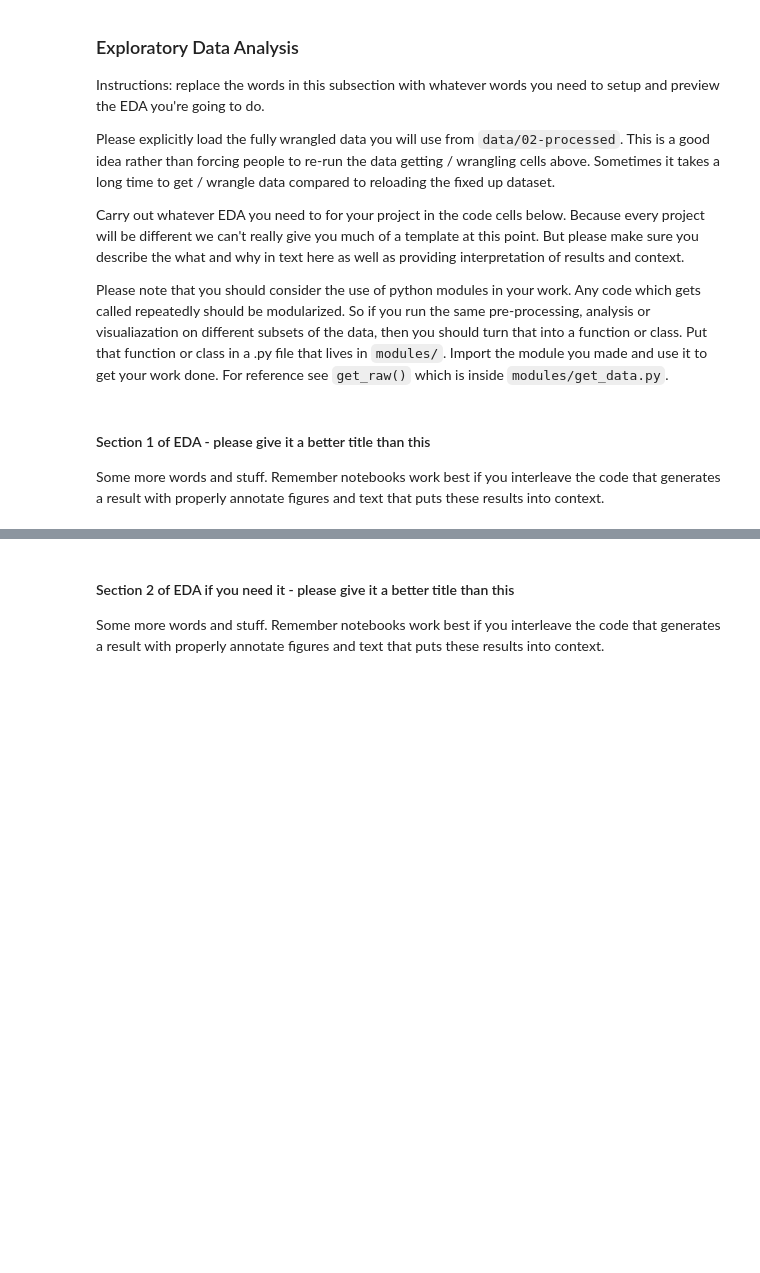
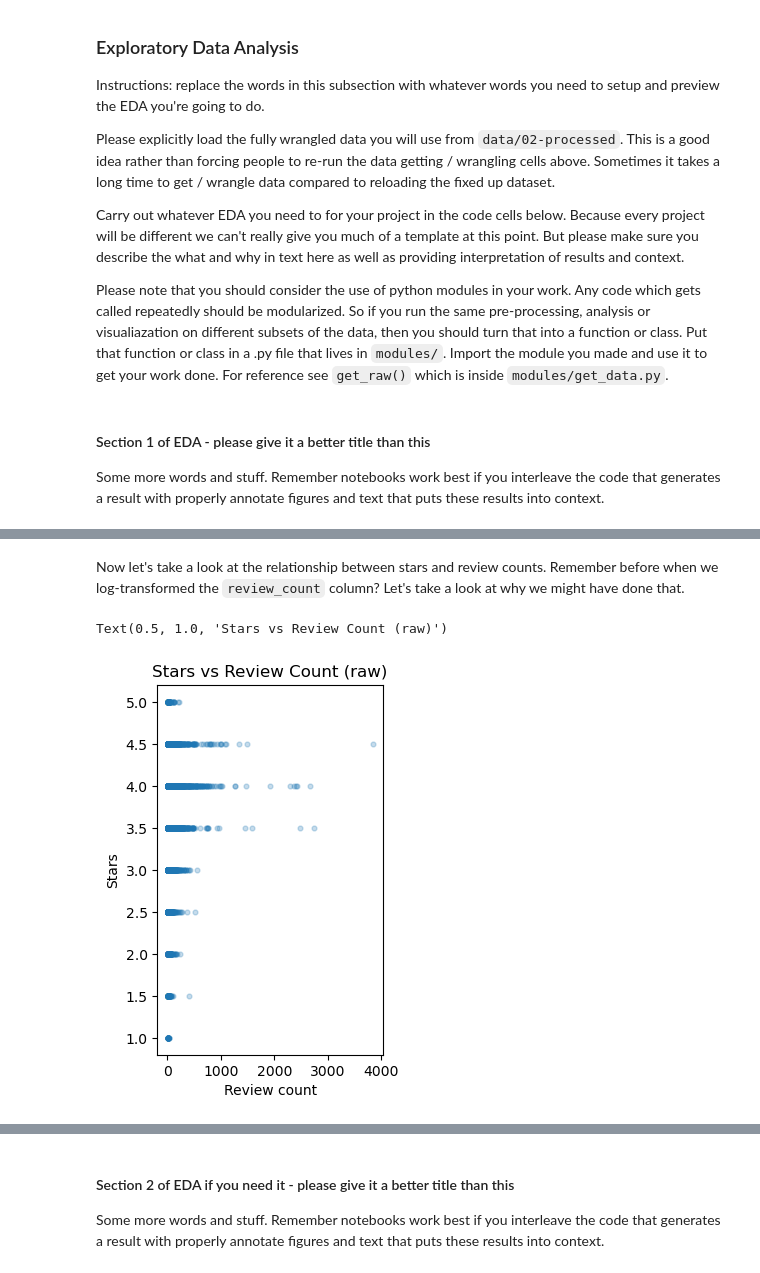
Before and after one commit to COGS108/Group009_WI26, a Jupyter notebook: 02-EDACheckpoint.ipynb, the cells around one changed output, grey strips where cells are left out. Cells and saved outputs as stored; diff of their text form; code cells hidden in the pictures; blank space fills up the shorter version.

```diff
--- a/02-EDACheckpoint.ipynb
+++ b/02-EDACheckpoint.ipynb
@@ -137,0 +369,11 @@ Some more words and stuff.  Remember notebooks work best if you interleave the c
+# %% [markdown]
+Now let's take a look at the relationship between stars and review counts. Remember before when we log-transformed the `review_count` column? Let's take a look at why we might have done that.
+# %%
+plt.subplot(1, 2, 1)
+plt.scatter(df_rs['review_count'], df_rs['stars'], alpha=0.25, s=12)
+plt.xlabel('Review count')
+plt.ylabel('Stars')
+plt.title('Stars vs Review Count (raw)')
+# %% [output]
+Text(0.5, 1.0, 'Stars vs Review Count (raw)')
+[figure, added]
```
Also changed, not shown: parts of 30 cells of this notebook.
